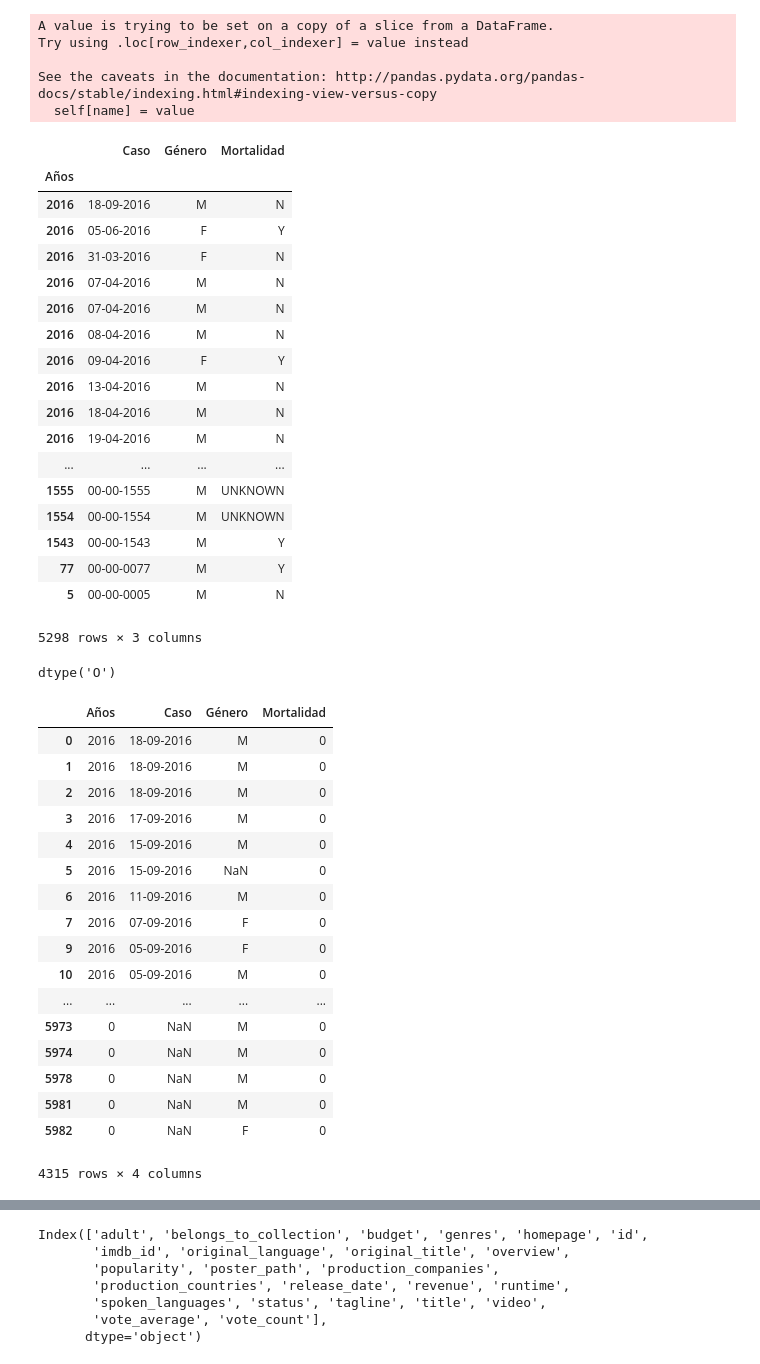
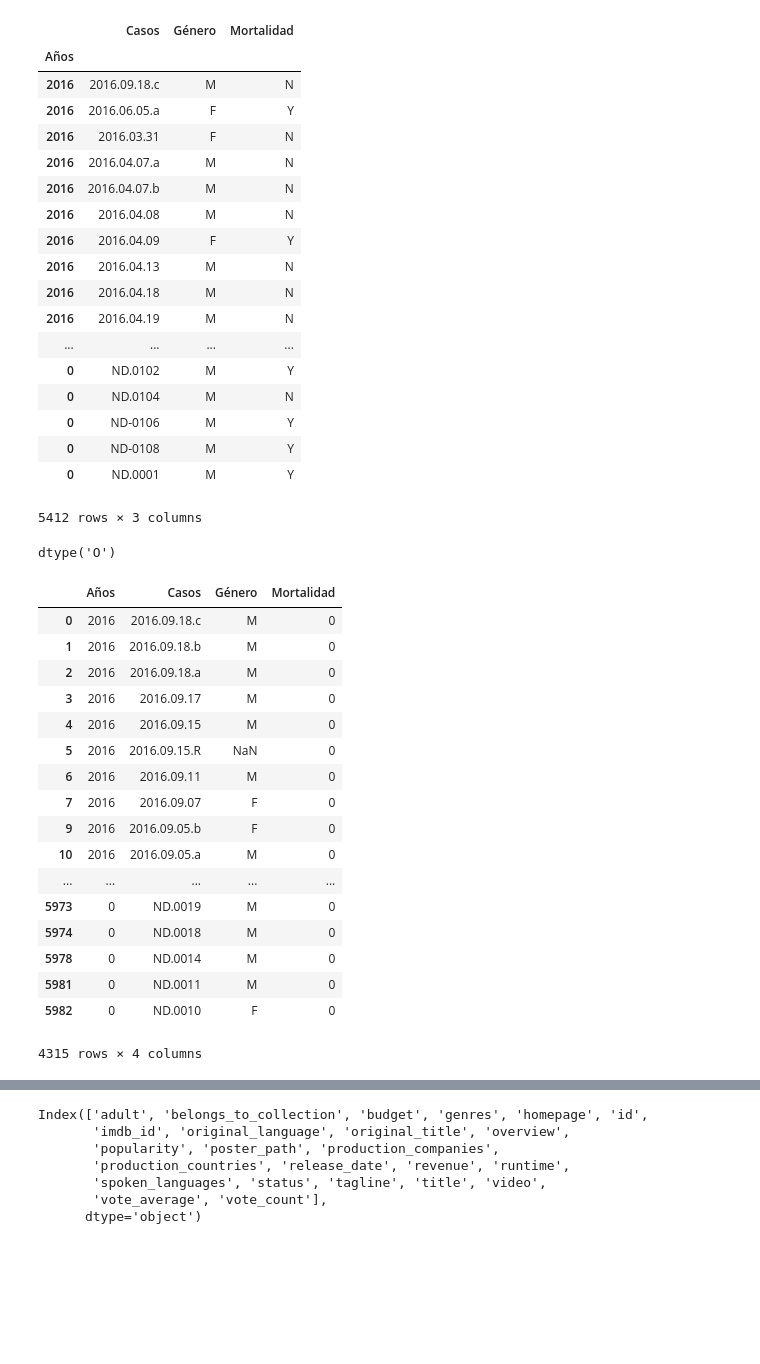
Before and after one commit to Alejorro/Analysis-dataset-Shark-attacks, a Jupyter notebook: Analysis_Dataset_Shark_Attacks.ipynb, the cells around one changed output, grey strips where cells are left out. Saved outputs shown, nothing was run; the diff lists cells and outputs as text; code cells hidden in the pictures; blank space fills up the shorter version.

```diff
--- a/Analysis_Dataset_Shark_Attacks.ipynb
+++ b/Analysis_Dataset_Shark_Attacks.ipynb
@@ -30,42 +30,36 @@ renaming = {df.columns[9]: 'Género'}
 
 df2 = df.rename(columns=renaming)
 
-df3 = df2.rename(columns={'Case Number':'Caso','Date':'Fecha','Year':'Años','Type':'Ataque', 'Country':'País', 'Area':'Área', 'Location':'Localización','Activity':'Actividad', 'Age':'Edad', 'Injury':'Herida', 'Fatal (Y/N)':'Mortalidad'})
+df3 = df2.rename(columns={'Case Number':'Casos','Date':'Fecha','Year':'Años','Type':'Ataque', 'Country':'País', 'Area':'Área', 'Location':'Localización','Activity':'Actividad', 'Age':'Edad', 'Injury':'Herida', 'Fatal (Y/N)':'Mortalidad'})
 # %%
-df4 = df3[['Caso','Fecha','Años','Ataque','País','Área','Localización','Actividad','Género','Edad','Herida','Mortalidad']]
+df4 = df3[['Casos','Fecha','Años','Ataque','País','Área','Localización','Actividad','Género','Edad','Herida','Mortalidad']]
 # %%
 
-df4.Caso = df4["Caso"].astype(str).apply(case_filtering).dropna()
+df4.Caso = df4["Casos"].astype(str).apply(case_filtering).dropna()
-# %% [output]
-A value is trying to be set on a copy of a slice from a DataFrame.
-Try using .loc[row_indexer,col_indexer] = value instead
-
-See the caveats in the documentation: http://pandas.pydata.org/pandas-docs/stable/indexing.html#indexing-view-versus-copy
-  self[name] = value
 # %%
-df4 = df4[["Años","Caso","Género", "Mortalidad"]]
+df4 = df4[["Años","Casos","Género", "Mortalidad"]]
 
 df4.sort_values("Años",ascending=False).dropna().set_index("Años")
 # %% [output]
-|  | Caso | Género | Mortalidad |
+|  | Casos | Género | Mortalidad |
 | Años |  |  |  |
-| 2016 | 18-09-2016 | M | N |
-| 2016 | 05-06-2016 | F | Y |
-| 2016 | 31-03-2016 | F | N |
-| 2016 | 07-04-2016 | M | N |
-| 2016 | 07-04-2016 | M | N |
-| 2016 | 08-04-2016 | M | N |
-| 2016 | 09-04-2016 | F | Y |
-| 2016 | 13-04-2016 | M | N |
-| 2016 | 18-04-2016 | M | N |
-| 2016 | 19-04-2016 | M | N |
+| 2016 | 2016.09.18.c | M | N |
+| 2016 | 2016.06.05.a | F | Y |
+| 2016 | 2016.03.31 | F | N |
+| 2016 | 2016.04.07.a | M | N |
+| 2016 | 2016.04.07.b | M | N |
+| 2016 | 2016.04.08 | M | N |
+| 2016 | 2016.04.09 | F | Y |
+| 2016 | 2016.04.13 | M | N |
+| 2016 | 2016.04.18 | M | N |
+| 2016 | 2016.04.19 | M | N |
 | ... | ... | ... | ... |
-| 1555 | 00-00-1555 | M | UNKNOWN |
-| 1554 | 00-00-1554 | M | UNKNOWN |
-| 1543 | 00-00-1543 | M | Y |
-| 77 | 00-00-0077 | M | Y |
-| 5 | 00-00-0005 | M | N |
+| 0 | ND.0102 | M | Y |
+| 0 | ND.0104 | M | N |
+| 0 | ND-0106 | M | Y |
+| 0 | ND-0108 | M | Y |
+| 0 | ND.0001 | M | Y |
-5298 rows × 3 columns
+5412 rows × 3 columns
 # %%
 df4.Supervivencia = df4["Mortalidad"].astype(str)
 
@@ -79,23 +73,23 @@ df4.Mortalidad = df4["Mortalidad"].astype(str).apply(m_correction)
 
 df4.loc[df4['Mortalidad'] == "0"]
 # %% [output]
-|  | Años | Caso | Género | Mortalidad |
-| 0 | 2016 | 18-09-2016 | M | 0 |
-| 1 | 2016 | 18-09-2016 | M | 0 |
-| 2 | 2016 | 18-09-2016 | M | 0 |
-| 3 | 2016 | 17-09-2016 | M | 0 |
-| 4 | 2016 | 15-09-2016 | M | 0 |
-| 5 | 2016 | 15-09-2016 | NaN | 0 |
-| 6 | 2016 | 11-09-2016 | M | 0 |
-| 7 | 2016 | 07-09-2016 | F | 0 |
-| 9 | 2016 | 05-09-2016 | F | 0 |
-| 10 | 2016 | 05-09-2016 | M | 0 |
+|  | Años | Casos | Género | Mortalidad |
+| 0 | 2016 | 2016.09.18.c | M | 0 |
+| 1 | 2016 | 2016.09.18.b | M | 0 |
+| 2 | 2016 | 2016.09.18.a | M | 0 |
+| 3 | 2016 | 2016.09.17 | M | 0 |
+| 4 | 2016 | 2016.09.15 | M | 0 |
+| 5 | 2016 | 2016.09.15.R | NaN | 0 |
+| 6 | 2016 | 2016.09.11 | M | 0 |
+| 7 | 2016 | 2016.09.07 | F | 0 |
+| 9 | 2016 | 2016.09.05.b | F | 0 |
+| 10 | 2016 | 2016.09.05.a | M | 0 |
 | ... | ... | ... | ... | ... |
-| 5973 | 0 | NaN | M | 0 |
-| 5974 | 0 | NaN | M | 0 |
-| 5978 | 0 | NaN | M | 0 |
-| 5981 | 0 | NaN | M | 0 |
-| 5982 | 0 | NaN | F | 0 |
+| 5973 | 0 | ND.0019 | M | 0 |
+| 5974 | 0 | ND.0018 | M | 0 |
+| 5978 | 0 | ND.0014 | M | 0 |
+| 5981 | 0 | ND.0011 | M | 0 |
+| 5982 | 0 | ND.0010 | F | 0 |
 4315 rows × 4 columns
 # %%
 df4 = df4.iloc[0:5325].dropna()
```
Also changed, not shown: parts of 14 cells of this notebook, 1 other file.
